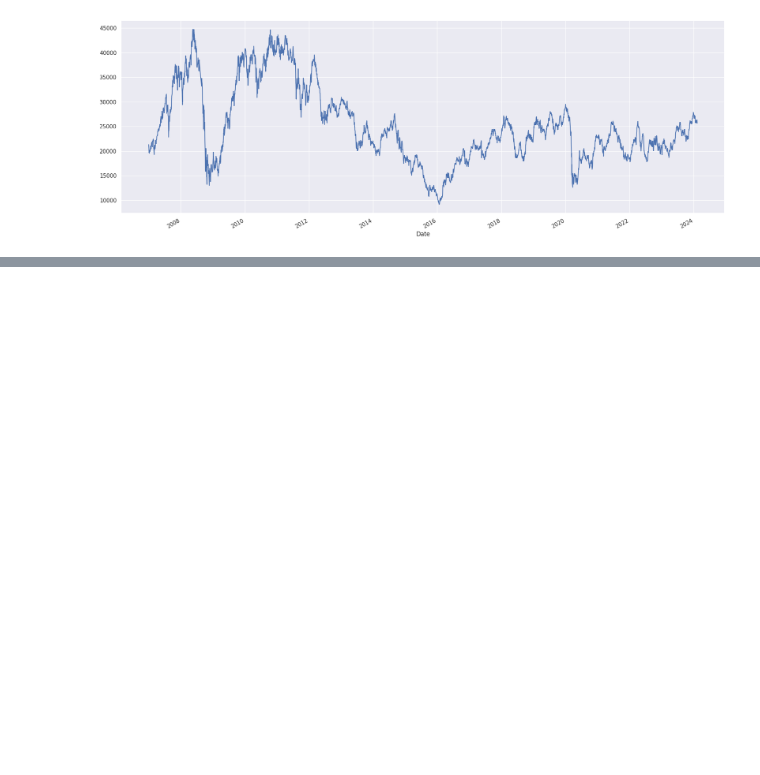
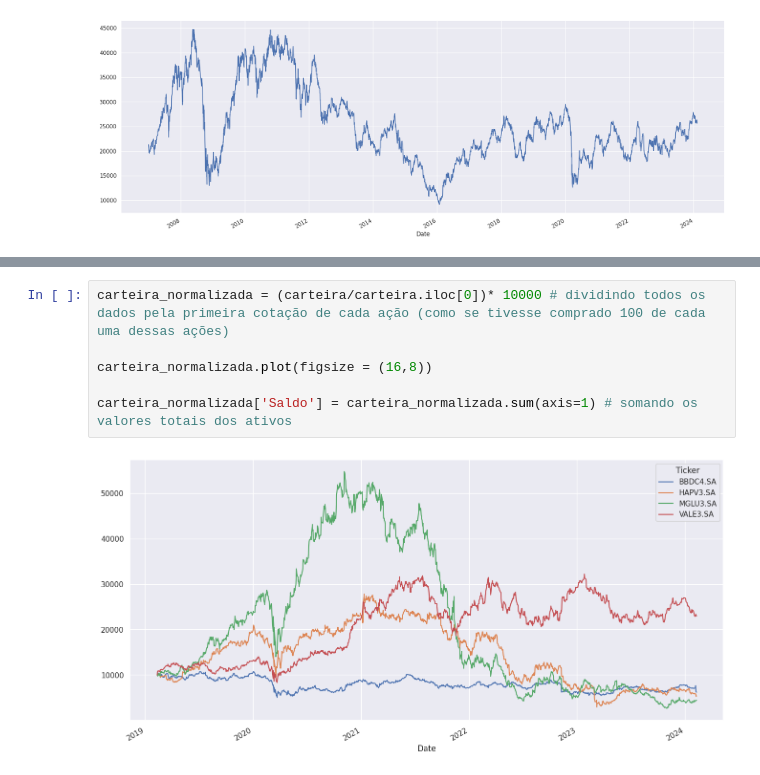
Before and after one commit to VinLavor/Analise-de-dados-em-Python, a Jupyter notebook: Análise_Financeira_em_Python.ipynb, the cells around one changed output, grey strips where cells are left out. Saved outputs shown, nothing was run; the diff lists cells and outputs as text; blank space fills up the shorter version.

```diff
--- a/Análise_Financeira_em_Python.ipynb
+++ b/Análise_Financeira_em_Python.ipynb
@@ -160,0 +198,8 @@ carteira
+# %%
+carteira_normalizada = (carteira/carteira.iloc[0])* 10000 # dividindo todos os dados pela primeira cotação de cada ação (como se tivesse comprado 100 de cada uma dessas ações)
+
+carteira_normalizada.plot(figsize = (16,8))
+
+carteira_normalizada['Saldo'] = carteira_normalizada.sum(axis=1) # somando os valores totais dos ativos
+# %% [output]
+[figure, added]
```
Also changed, not shown: parts of 13 cells of this notebook.
